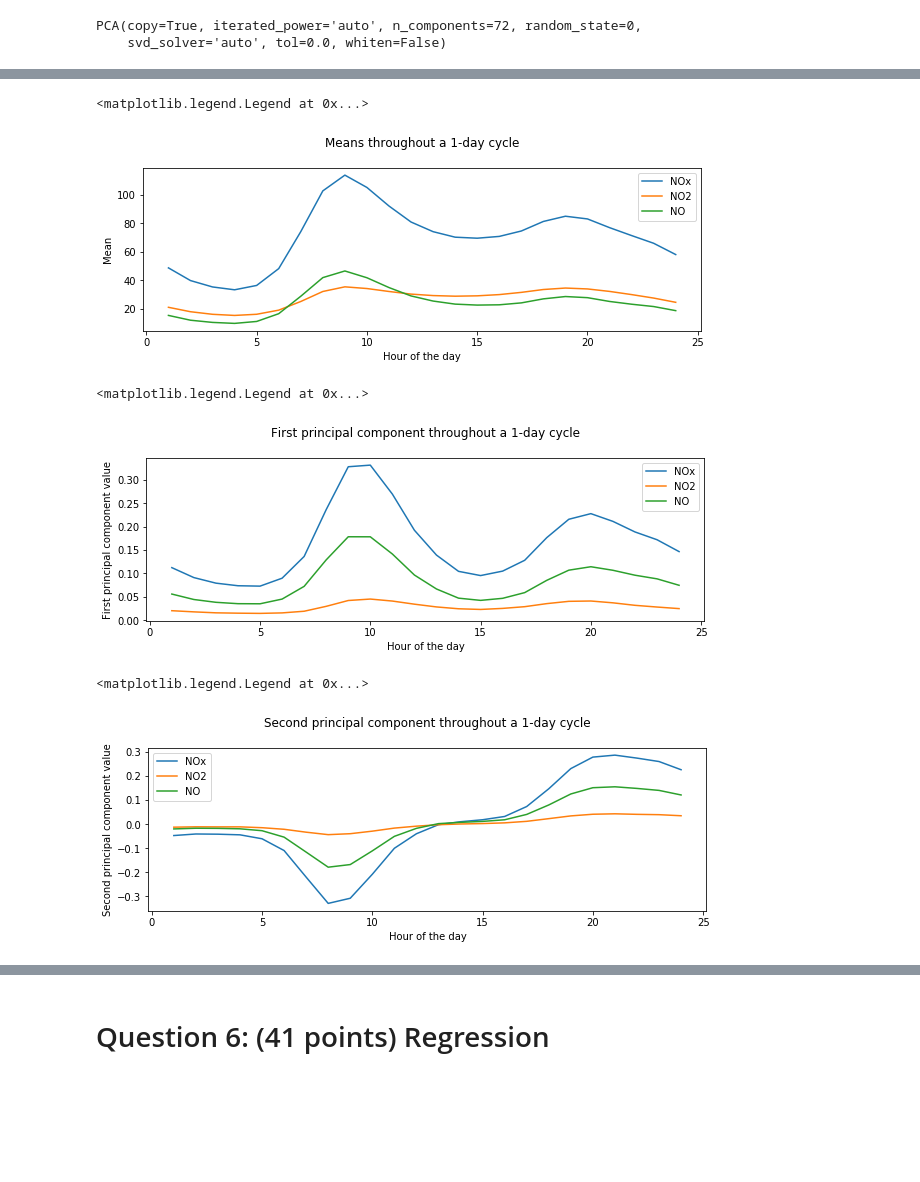
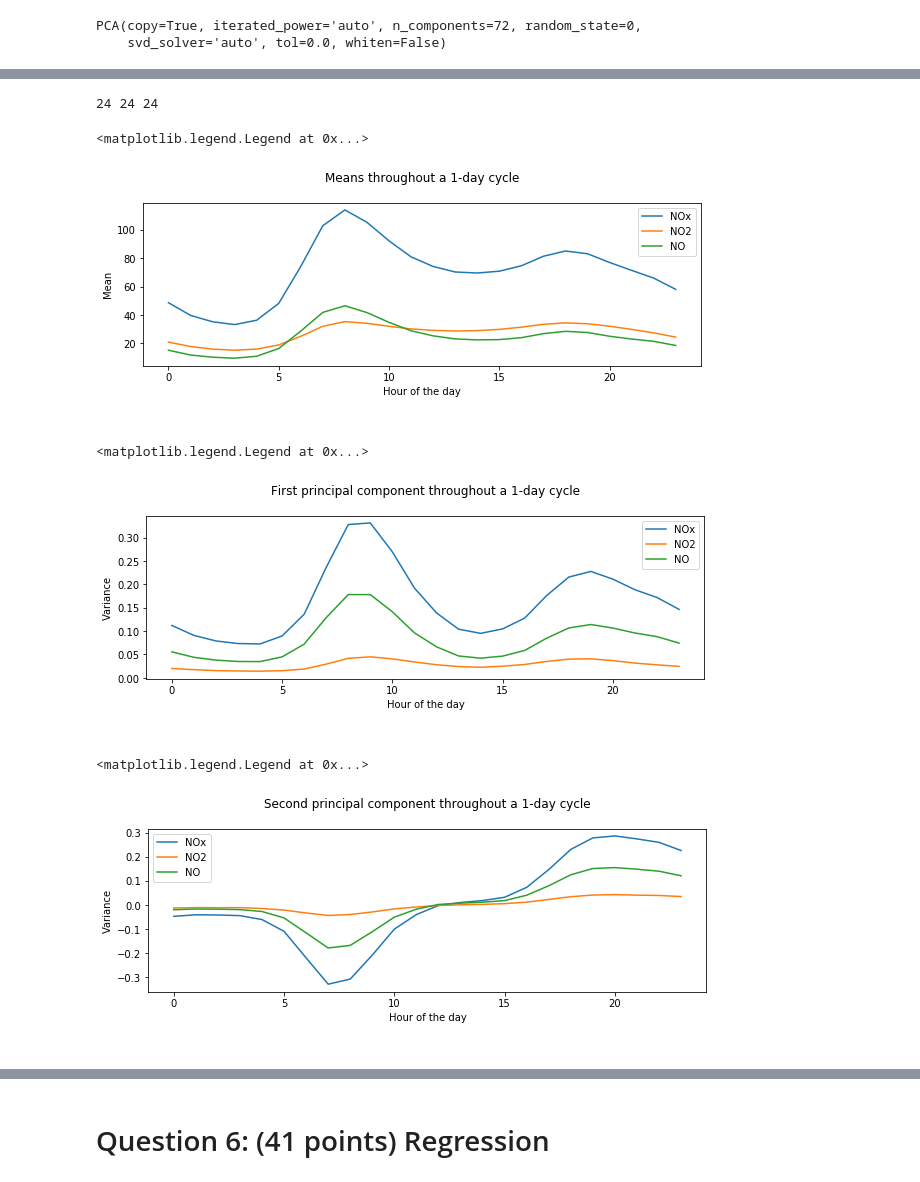
Before and after one commit to athiyadeviyani/Introductory-Applied-Machine-Learning, a Jupyter notebook: IAML_CW2.ipynb, the cells around one changed output, grey strips where cells are left out. Drawn from its saved outputs; the diff is of its cells as text; code cells hidden in the pictures; blank space fills up the shorter version.

```diff
--- a/IAML_CW2.ipynb
+++ b/IAML_CW2.ipynb
@@ -516,7 +529,7 @@ y_train = training_data['class']
 # %%
 #logisticRegressor.fit(X_train, y_train)
 # %%
-skfold = StratifiedKFold(n_splits=10)
+skfold = StratifiedKFold(n_splits=10, random_state=0, shuffle=True)
 datasplit = skfold.split(X_train, y_train)
 f1scores = []
 stds = []
@@ -538,11 +551,9 @@ for trn_idx, tst_idx in datasplit:
     rmses.append(rmse)
 
     print("F1-score is: {}".format(f1))
-    print("Standard deviation is: {}".format(std))
     #f1_score(y_tst, y_pred, average='macro')
 
 print("======================================")
 print("Average f1 score is " + str(np.sum(f1scores)/len(f1scores)))
-print("Average standard deviation is " + str(np.sum(stds)/len(stds)))
-print("Average RMSE is " + str(np.sum(rmses)/len(rmses)))
+print("Standard deviation is " + str(np.std(f1scores)))
 # %% [output]
@@ -2201,6 +2221,8 @@ array([-0.04745149, -0.04101033, -0.04185256, -0.04451063, -0.06083489,
         0.00191087,  0.007297  ,  0.01121214,  0.01788754,  0.04016869,
         0.07936481,  0.12493687,  0.15090523,  0.15470045,  0.14797048,
         0.13975352,  0.12080515])
+# %%
+means = ba_site1.mean().values
 # %%
-mean = pca.mean_
-reshaped_mean = np.reshape(mean, (3,24))
+means = np.reshape(means, (3,24))
+means
@@ -2207,20 +2248,23 @@ reshaped_mean = np.reshape(mean, (3,24))
 # %%
 # # 'NOx', 'NO2' and 'NO'
-a = reshaped_mean[0]
-b = reshaped_mean[1]
-c = reshaped_mean[2]
+a = means[0]
+b = means[1]
+c = means[2]
+
+print(len(a), len(b), len(c))
 
 plt.figure(figsize=(10,3))
-plt.xlabel('Hour of the day')
+plt.xlabel('Hour of the day\n\n')
 plt.ylabel('Mean')
 plt.title('Means throughout a 1-day cycle\n')
-ax = sns.lineplot(y=a, x=[i+1 for i in range(0,24)], label='NOx')
-ax = sns.lineplot(y=b, x=[i+1 for i in range(0,24)], label='NO2')
-ax = sns.lineplot(y=c, x=[i+1 for i in range(0,24)], label='NO')
+ax = sns.lineplot(y=a, x=[i for i in range(0,24)], label='NOx')
+ax = sns.lineplot(y=b, x=[i for i in range(0,24)], label='NO2')
+ax = sns.lineplot(y=c, x=[i for i in range(0,24)], label='NO')
 ax.legend()
 # %% [output]
-<matplotlib.legend.Legend at 0x...>
+24 24 24
+<matplotlib.legend.Legend at 0x...>
-[figure, old version]
+[figure, new version]
 # %%
 # 'NOx', 'NO2' and 'NO'
 first_NOx = first[0:24]
@@ -2228,16 +2272,16 @@ first_NO2 = first[24:48]
 first_NO = first[48:72]
 
 plt.figure(figsize=(10,3))
-plt.xlabel('Hour of the day')
-plt.ylabel('First principal component value')
+plt.xlabel('Hour of the day\n\n')
+plt.ylabel('Variance')
 plt.title('First principal component throughout a 1-day cycle\n')
-ax = sns.lineplot(y=first_NOx, x=[i+1 for i in range(0,24)], label='NOx')
-ax = sns.lineplot(y=first_NO2, x=[i+1 for i in range(0,24)], label='NO2')
-ax = sns.lineplot(y=first_NO, x=[i+1 for i in range(0,24)], label='NO')
+ax = sns.lineplot(y=first_NOx, x=[i for i in range(0,24)], label='NOx')
+ax = sns.lineplot(y=first_NO2, x=[i for i in range(0,24)], label='NO2')
+ax = sns.lineplot(y=first_NO, x=[i for i in range(0,24)], label='NO')
 ax.legend()
 # %% [output]
 <matplotlib.legend.Legend at 0x...>
-[figure, old version]
+[figure, new version]
 # %%
 # 'NOx', 'NO2' and 'NO'
 second_NOx = second[0:24]
@@ -2246,16 +2290,16 @@ second_NO = second[48:72]
 
 
 plt.figure(figsize=(10,3))
-plt.xlabel('Hour of the day')
-plt.ylabel('Second principal component value')
+plt.xlabel('Hour of the day\n\n')
+plt.ylabel('Variance')
 plt.title('Second principal component throughout a 1-day cycle\n')
-ax = sns.lineplot(y=second_NOx, x=[i+1 for i in range(0,24)], label='NOx')
-ax = sns.lineplot(y=second_NO2, x=[i+1 for i in range(0,24)], label='NO2')
-ax = sns.lineplot(y=second_NO, x=[i+1 for i in range(0,24)], label='NO')
+ax = sns.lineplot(y=second_NOx, x=[i for i in range(0,24)], label='NOx')
+ax = sns.lineplot(y=second_NO2, x=[i for i in range(0,24)], label='NO2')
+ax = sns.lineplot(y=second_NO, x=[i for i in range(0,24)], label='NO')
 ax.legend()
 # %% [output]
 <matplotlib.legend.Legend at 0x...>
-[figure, old version]
+[figure, new version]
 # %% [markdown]
 **[5.5] (6 points) Focusing on the mean and first principal component, are there any significant patterns which emerge throughout the day? Hint: Think about car usage throughout
 the day. What is different when interpreting the mean versus the first component? Hint:
```
Also changed, not shown: parts of 21 cells of this notebook, 8 other files.
